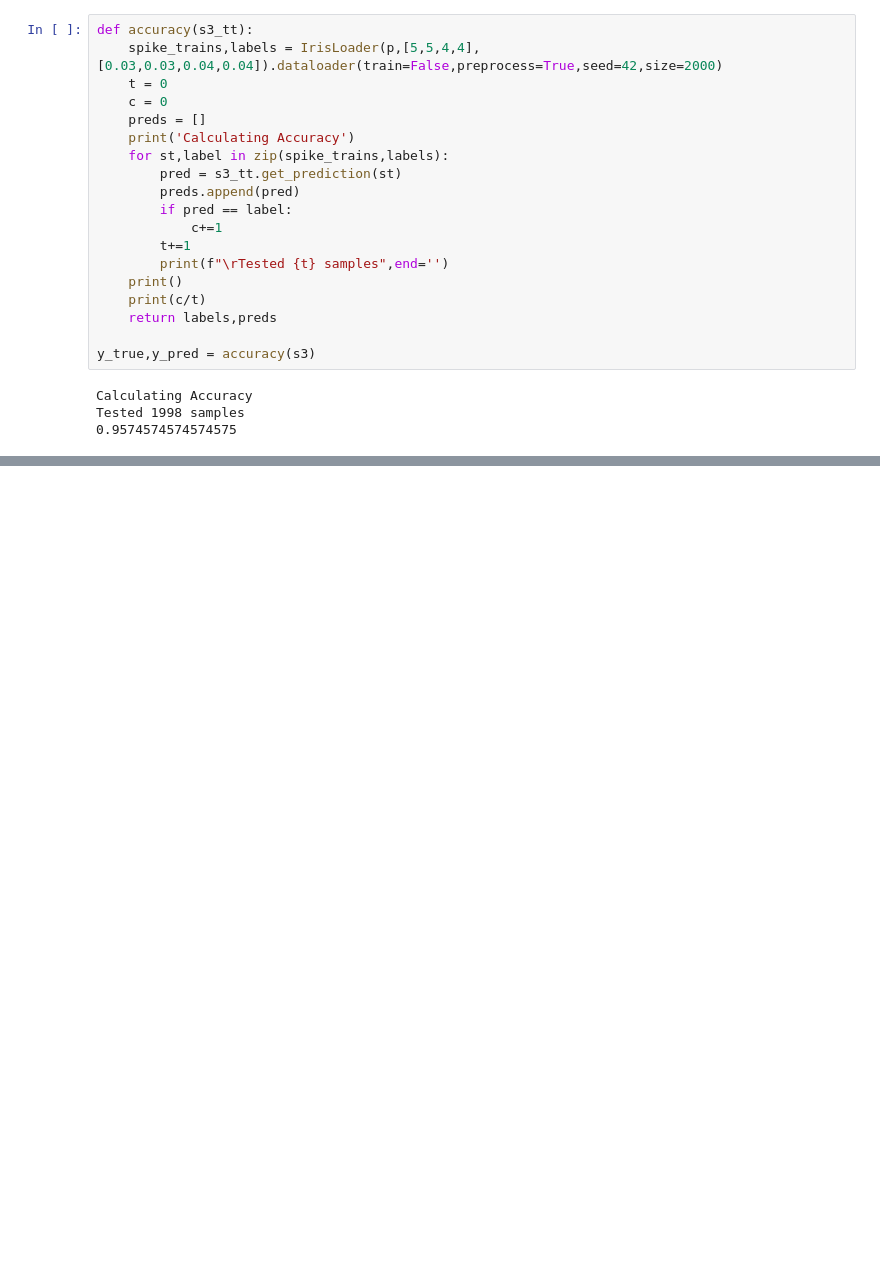
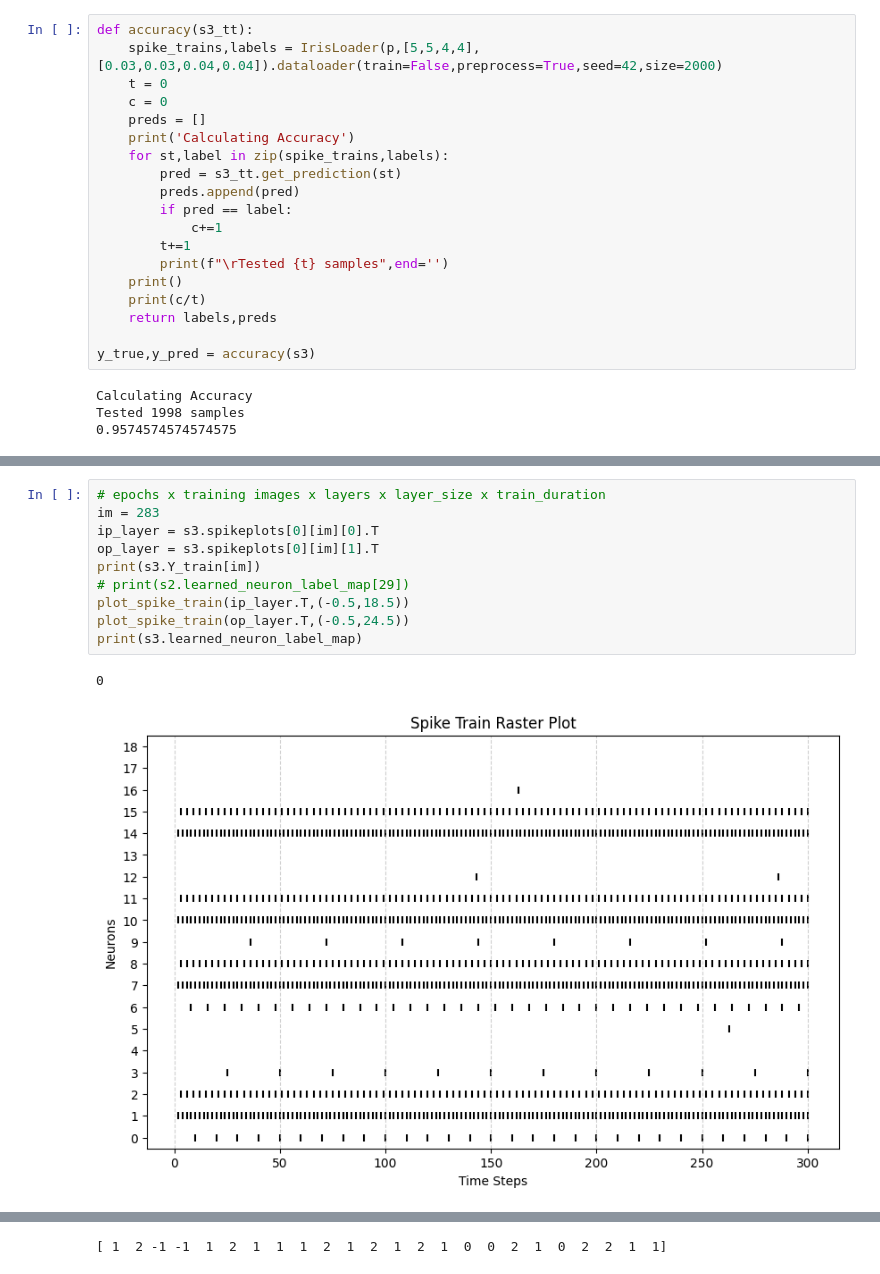
Before and after one commit to jsmaskeen/nervos, a Jupyter notebook: docs/notebooks/iris.ipynb, the cells around one changed output, grey strips where cells are left out. Cells and saved outputs as stored; diff of their text form; blank space fills up the shorter version.

```diff
--- a/docs/notebooks/iris.ipynb
+++ b/docs/notebooks/iris.ipynb
@@ -121,0 +179,13 @@ print(s3.learned_neuron_label_map)
+# %%
+# epochs x training images x layers x layer_size x train_duration
+im = 283
+ip_layer = s3.spikeplots[0][im][0].T
+op_layer = s3.spikeplots[0][im][1].T
+print(s3.Y_train[im])
+# print(s2.learned_neuron_label_map[29])
+plot_spike_train(ip_layer.T,(-0.5,18.5))
+plot_spike_train(op_layer.T,(-0.5,24.5))
+print(s3.learned_neuron_label_map)
+# %% [output]
+0
+[figure, added]
@@ -121,0 +193 @@ print(s3.learned_neuron_label_map)
+[ 1  2 -1 -1  1  2  1  1  1  2  1  2  1  2  1  0  0  2  1  0  2  2  1  1]
```
Also changed, not shown: parts of 9 cells of this notebook, 12 other files.
